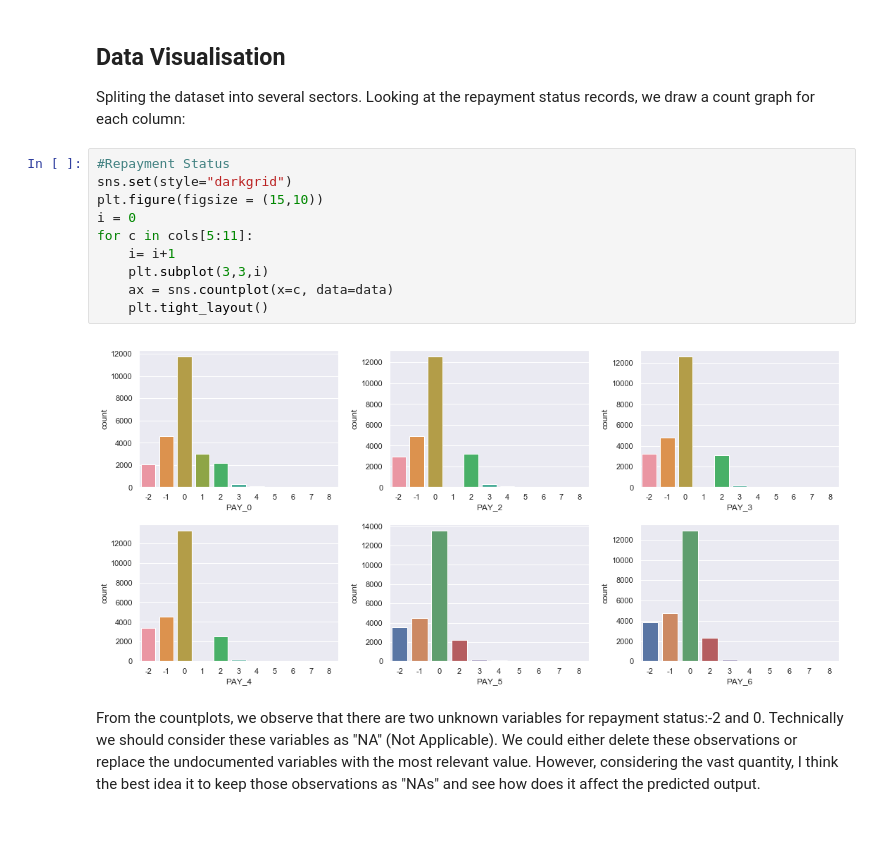
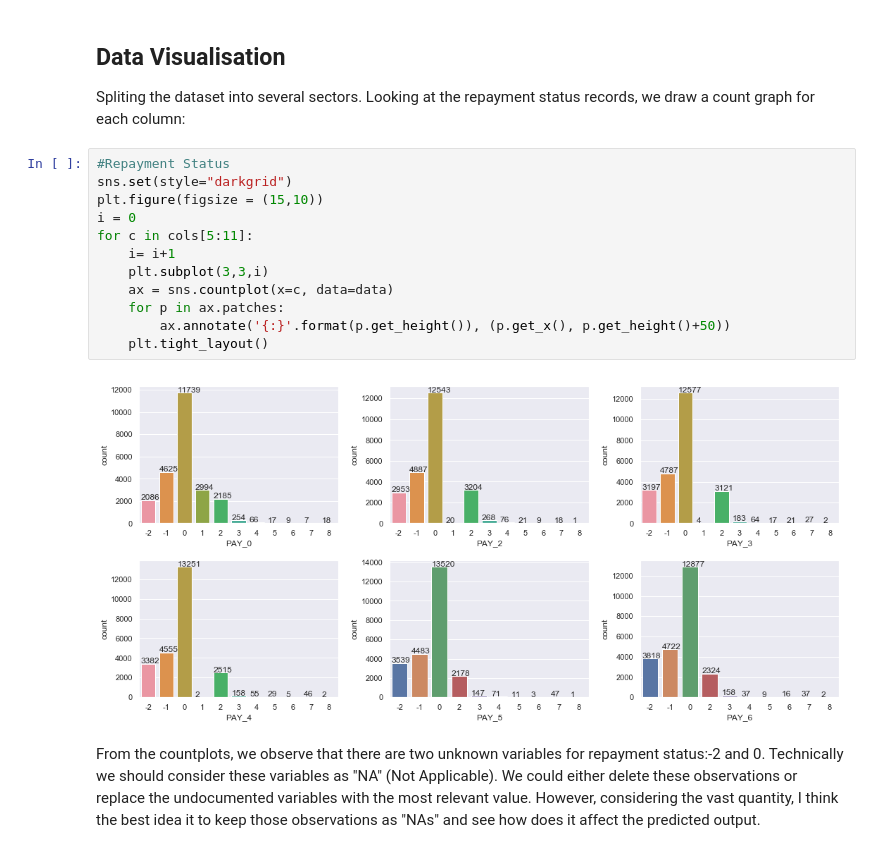
Before and after one commit to AbhinathK/CreditCardML, a Jupyter notebook: CreditCardData.ipynb, the cells around one changed output. Drawn from its saved outputs; the diff is of its cells as text.

```diff
--- a/CreditCardData.ipynb
+++ b/CreditCardData.ipynb
@@ -99,15 +99,17 @@ Spliting the dataset into several sectors. Looking at the repayment status recor
 # %%
 #Repayment Status
 sns.set(style="darkgrid")
 plt.figure(figsize = (15,10))
 i = 0
 for c in cols[5:11]:
     i= i+1
     plt.subplot(3,3,i)
     ax = sns.countplot(x=c, data=data)
+    for p in ax.patches:
+        ax.annotate('{:}'.format(p.get_height()), (p.get_x(), p.get_height()+50))
     plt.tight_layout()
 # %% [output]
-[figure, old version]
+[figure, new version]
 # %% [markdown]
 From the countplots, we observe that there are two unknown variables for repayment status:-2 and 0. Technically we should consider these variables as "NA" (Not Applicable). We could either delete these observations or replace the undocumented variables with the most relevant value. However, considering the vast quantity, I think the best idea it to keep those observations as "NAs" and see how does it affect the predicted output.
 # %%
```
Also changed, not shown: parts of 24 cells of this notebook.
